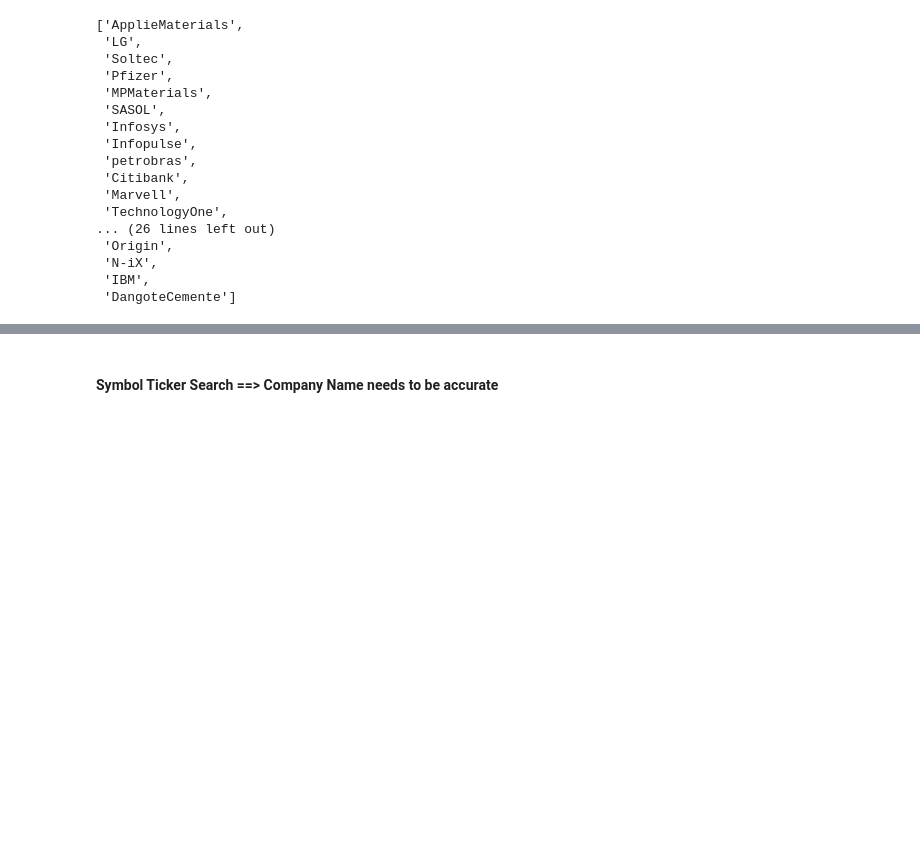
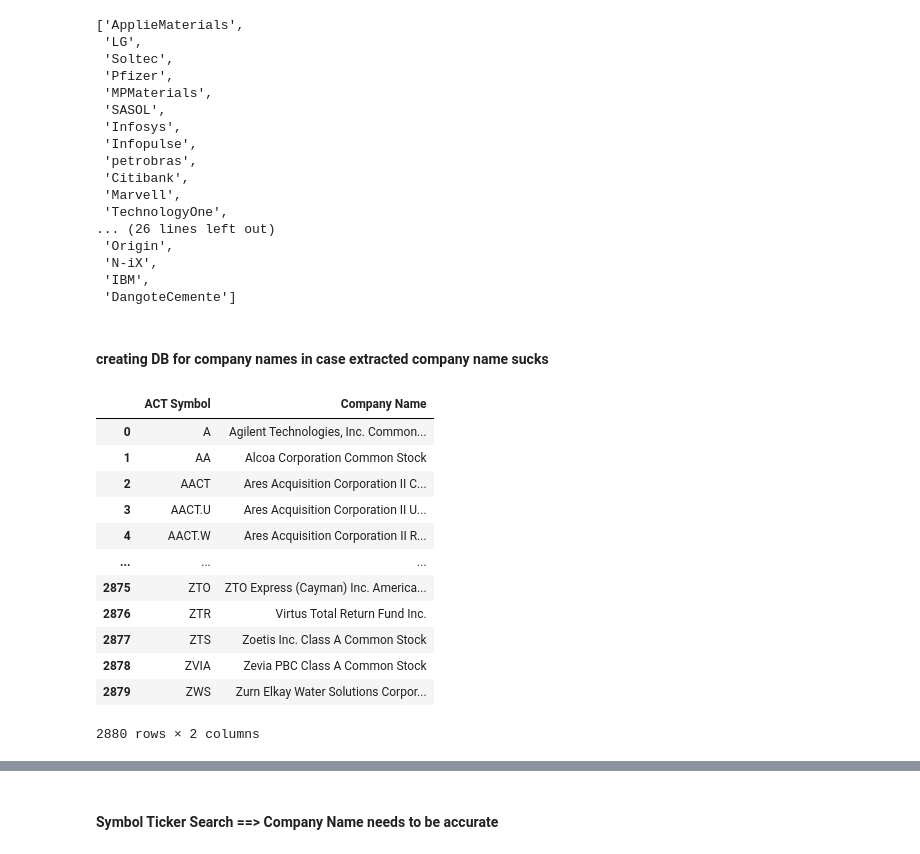
Before and after one commit to shiyun36/dsa3101, a Jupyter notebook: notebooks/database.ipynb, the cells around one changed output, grey strips where cells are left out. Drawn from its saved outputs; the diff is of its cells as text; code cells hidden in the pictures; blank space fills up the shorter version.

```diff
--- a/notebooks/database.ipynb
+++ b/notebooks/database.ipynb
@@ -334,3 +334,24 @@ result_list
  'N-iX',
  'IBM',
  'DangoteCemente']
+# %% [markdown]
+#### creating DB for company names in case extracted company name sucks
+# %%
+company_nasdaq = pd.read_csv('company_names.csv')
+company_others = pd.read_csv('company_other.csv')
+# %%
+company_others
+# %% [output]
+|  | ACT Symbol | Company Name |
+| 0 | A | Agilent Technologies, Inc. Common... |
+| 1 | AA | Alcoa Corporation Common Stock |
+| 2 | AACT | Ares Acquisition Corporation II C... |
+| 3 | AACT.U | Ares Acquisition Corporation II U... |
+| 4 | AACT.W | Ares Acquisition Corporation II R... |
+| ... | ... | ... |
+| 2875 | ZTO | ZTO Express (Cayman) Inc. America... |
+| 2876 | ZTR | Virtus Total Return Fund Inc. |
+| 2877 | ZTS | Zoetis Inc. Class A Common Stock |
+| 2878 | ZVIA | Zevia PBC Class A Common Stock |
+| 2879 | ZWS | Zurn Elkay Water Solutions Corpor... |
+2880 rows × 2 columns
```
Also changed, not shown: parts of 15 cells of this notebook, 2 other files.
